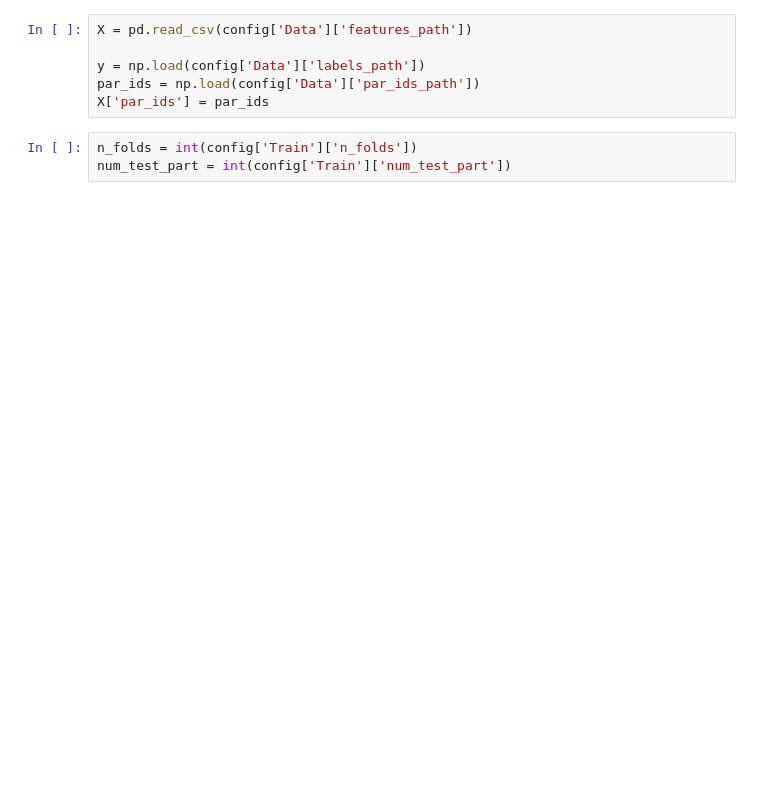
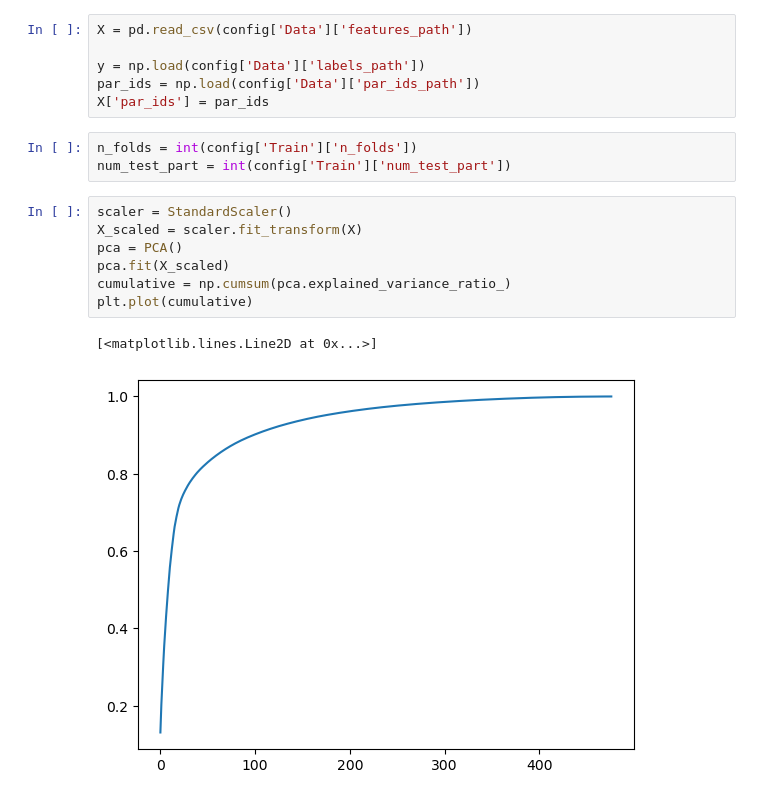
Before and after one commit to strajdzsha/EEG-classification, a Jupyter notebook: train_fast.ipynb, the cells around one changed output. Cells and saved outputs as stored; diff of their text form; blank space fills up the shorter version.

```diff
--- a/train_fast.ipynb
+++ b/train_fast.ipynb
@@ -92,6 +96,16 @@ X['par_ids'] = par_ids
 # %%
 n_folds = int(config['Train']['n_folds'])
 num_test_part = int(config['Train']['num_test_part'])
+# %%
+scaler = StandardScaler()
+X_scaled = scaler.fit_transform(X)
+pca = PCA()
+pca.fit(X_scaled)
+cumulative = np.cumsum(pca.explained_variance_ratio_)
+plt.plot(cumulative)
+# %% [output]
+[<matplotlib.lines.Line2D at 0x...>]
+[figure, added]
 # %%
 dataset_path = config['Data']['dataset_path']
 for k in range(n_folds):
```
Also changed, not shown: parts of 5 cells of this notebook, 1 other file.
